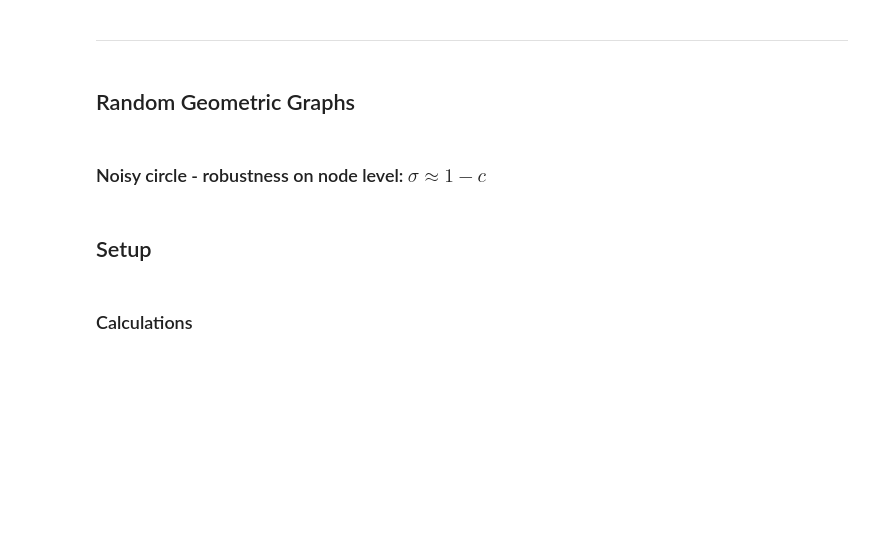
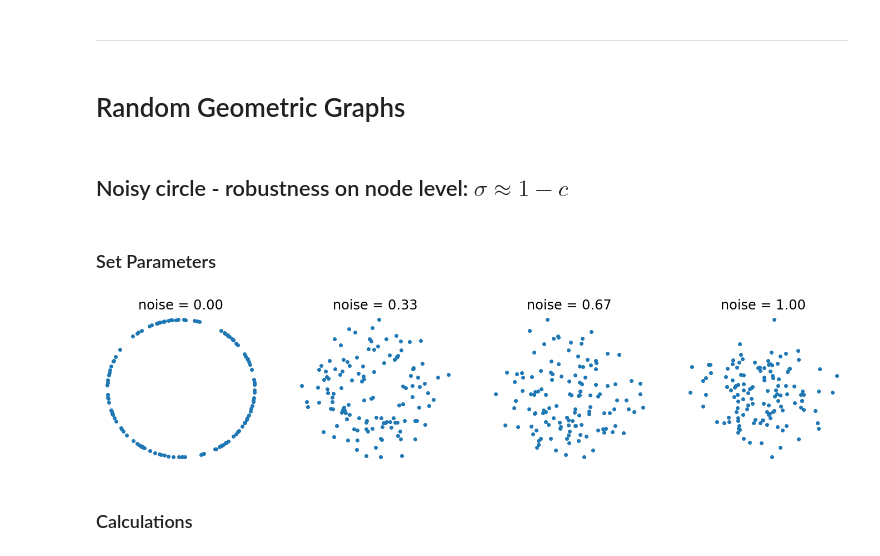
Before and after one commit to ClusterDuck123/ringity, a Jupyter notebook: doc/notebooks/paper_figures/exploring_different_metric_structures.ipynb, the cells around one changed output. Cells and saved outputs as stored; diff of their text form; code cells hidden in the pictures; blank space fills up the shorter version.

```diff
--- a/doc/notebooks/paper_figures/exploring_different_metric_structures.ipynb
+++ b/doc/notebooks/paper_figures/exploring_different_metric_structures.ipynb
@@ -42,11 +59,11 @@ def update_data_dict(data_dict,
 # %% [markdown]
 ---
 # %% [markdown]
-## Random Geometric Graphs
+# Random Geometric Graphs
 # %% [markdown]
-### Noisy circle - robustness on node level: $\sigma \approx 1-c$
+## Noisy circle - robustness on node level: $\sigma \approx 1-c$
 # %% [markdown]
-## Setup
+### Set Parameters
 # %%
 # Network parameters
 N = 2**7
@@ -61,3 +79,18 @@ data_dict = json_to_dictofdictoflist(fname_data, new = True)
+# %%
+nb_point_clouds = 4
+
+noise_levels = np.linspace(min_shape_val, max_shape_val, nb_point_clouds)
+
+fig, axes = plt.subplots(1, nb_point_clouds, figsize = (6*nb_point_clouds, 5))
+for i in range(nb_point_clouds):
+    ax = axes[i]
+    noise = noise_levels[i]
+
+    X = rng.generators.point_clouds.circle(N = N, noise = noise)
+    rng.plot_X(X, ax = ax)
+    ax.set_title(f'noise = {noise:.2f}', size = 24)
+# %% [output]
+[figure, added]
 # %% [markdown]
 ### Calculations
 # %%
```
Also changed, not shown: parts of 11 cells of this notebook, 4 other files.
